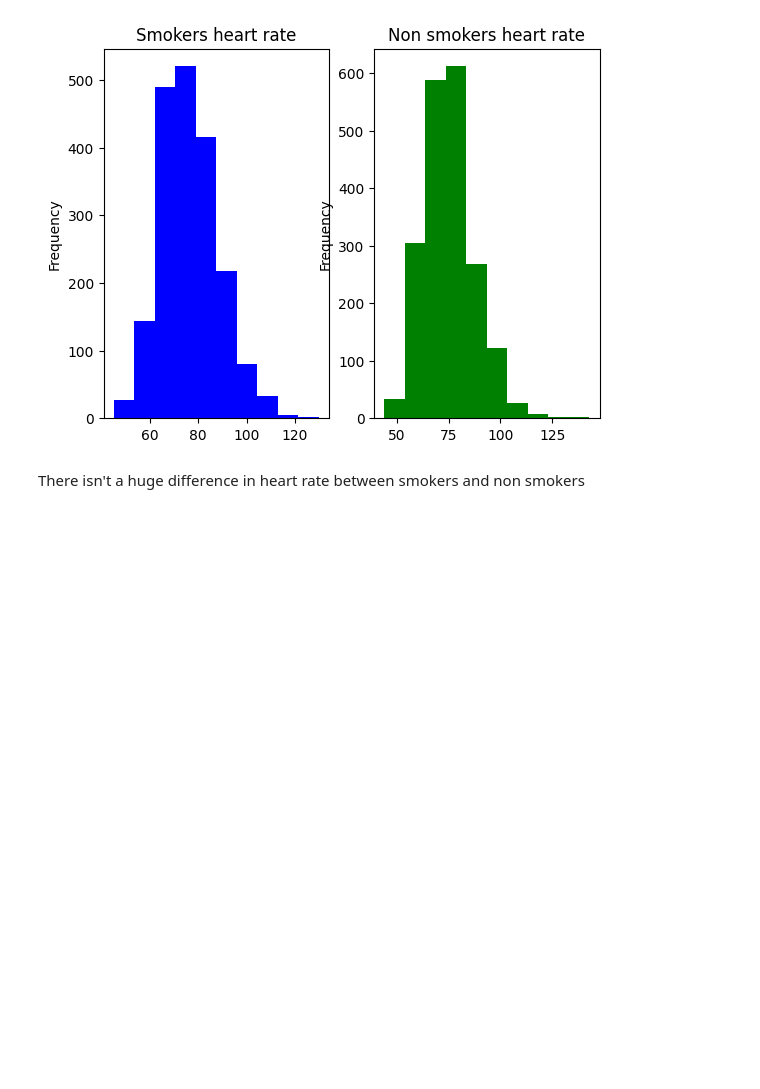
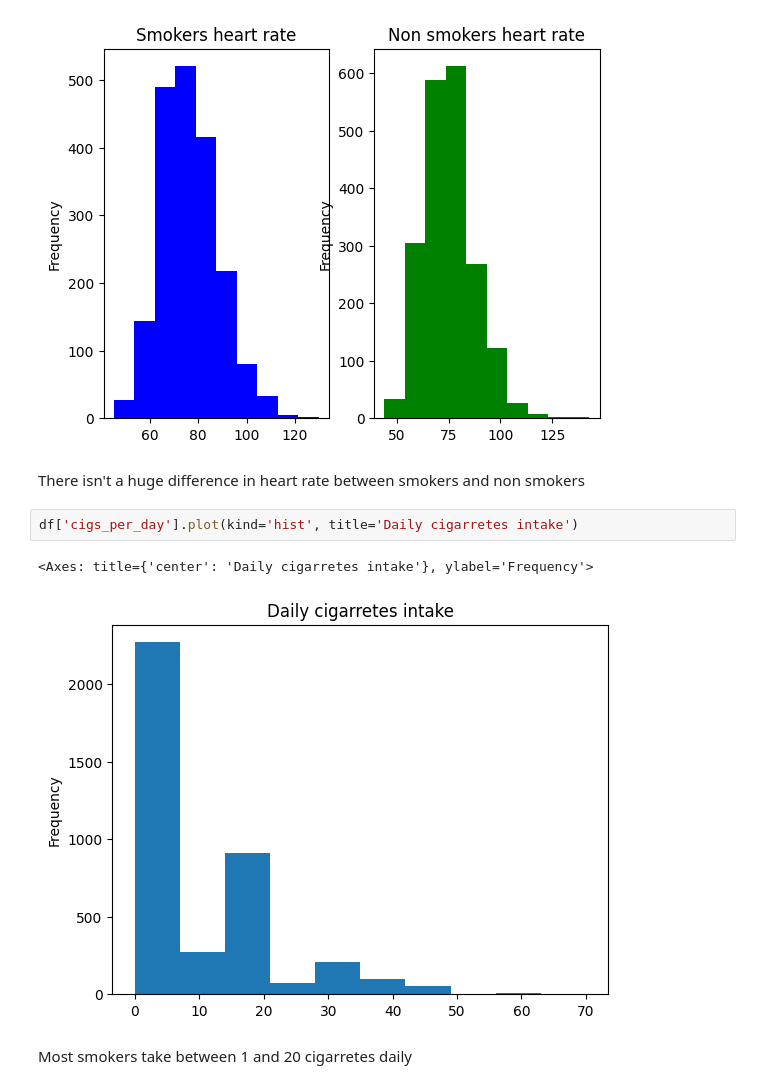
Before and after one commit to Chengetanaim/Smokers-Health-Analysis, a Jupyter notebook: smokers_health_analysis.ipynb, the cells around one changed output. Cells and saved outputs as stored; diff of their text form; blank space fills up the shorter version.

```diff
--- a/smokers_health_analysis.ipynb
+++ b/smokers_health_analysis.ipynb
@@ -244,3 +244,10 @@ df.query('current_smoker=="no"')['heart_rate'].plot(kind='hist', ax=axes[1], col
 [figure]
 # %% [markdown]
 There isn't a huge difference in heart rate between smokers and non smokers
+# %%
+df['cigs_per_day'].plot(kind='hist', title='Daily cigarretes intake')
+# %% [output]
+<Axes: title={'center': 'Daily cigarretes intake'}, ylabel='Frequency'>
+[figure, added]
+# %% [markdown]
+Most smokers take between 1 and 20 cigarretes daily
```
Also changed, not shown: 2 other files.
